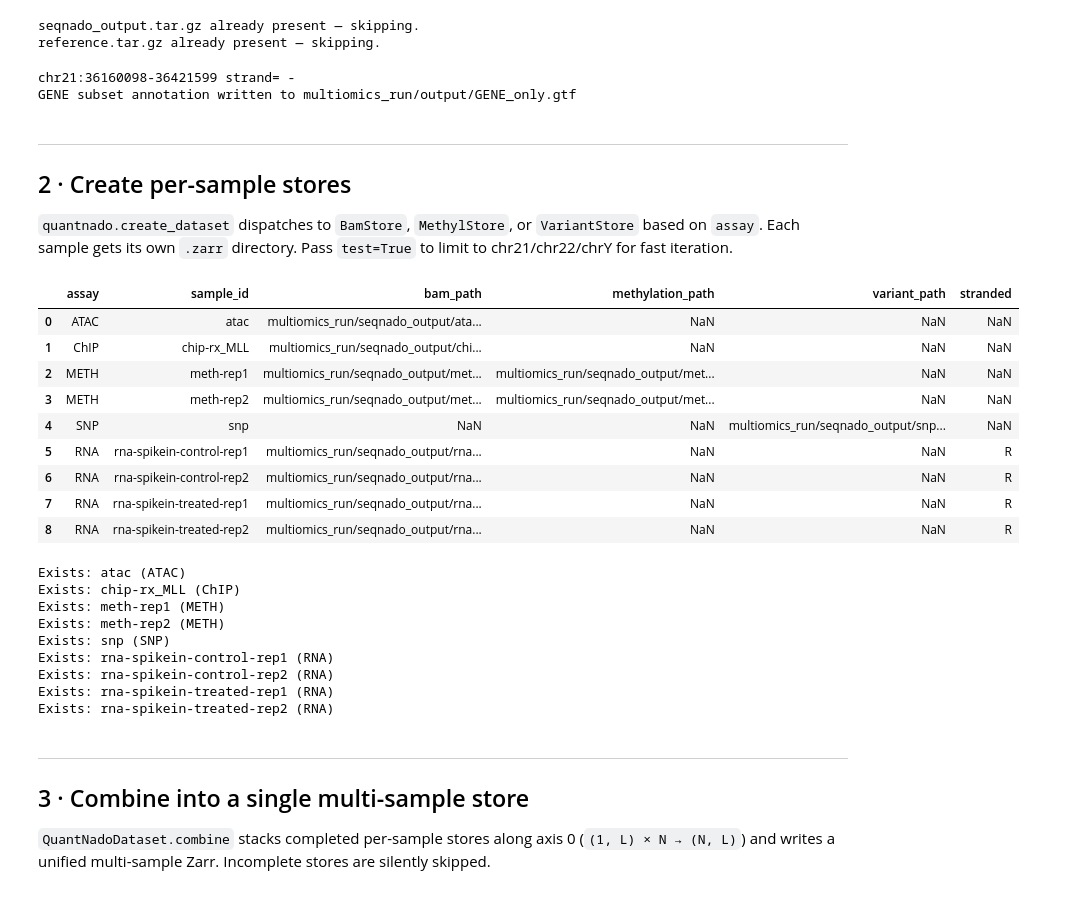
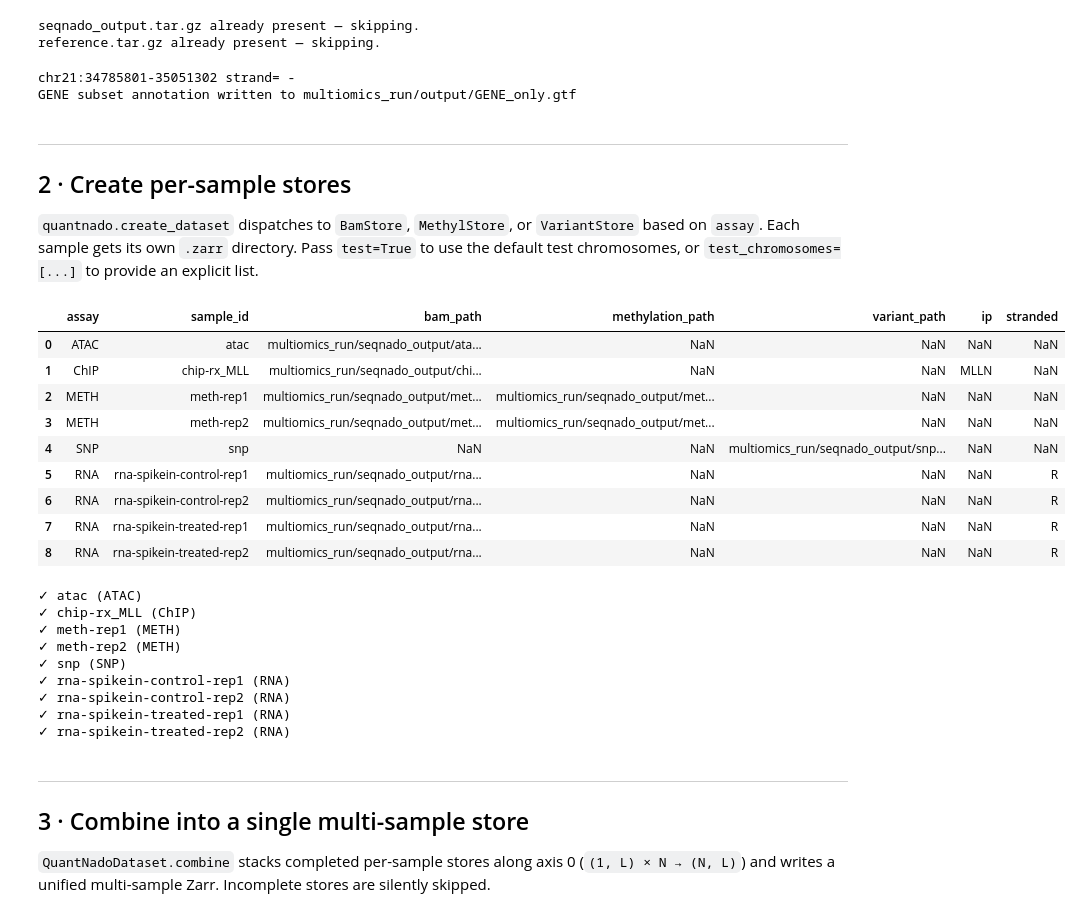
Before and after one commit to Milne-Group/QuantNado, a Jupyter notebook: example/example_dataset.ipynb, the cells around one changed output. Drawn from its saved outputs; the diff is of its cells as text; code cells hidden in the pictures.

```diff
--- a/example/example_dataset.ipynb
+++ b/example/example_dataset.ipynb
@@ -68,8 +68,8 @@ for d in [OUT_DIR, SAMPLES_DIR, FIG_DIR]:
 # Build a tiny RUNX1-only GTF subset so downstream examples stay focused on one locus
 GENE_NAME = "RUNX1"
 GENE_CHROM = "chr21"
-GENE_START = 36_160_098
-GENE_END = 36_421_599
+GENE_START = 34_785_801
+GENE_END = 35_051_302
 GENE_STRAND = "-"
 GENE_LOCUS = f"{GENE_CHROM}:{GENE_START}-{GENE_END}"
 GENE_PAD = 2_000
@@ -81,17 +81,22 @@ GENE_gtf.to_gtf(str(GENE_GTF_FILE))
 print(GENE_LOCUS, "strand=", GENE_STRAND)
 print(f"GENE subset annotation written to {GENE_GTF_FILE}")
 # %% [output]
-chr21:36160098-36421599 strand= -
+chr21:34785801-35051302 strand= -
 GENE subset annotation written to multiomics_run/output/GENE_only.gtf
 # %% [markdown]
 ---
 ## 2 · Create per-sample stores
 
-`quantnado.create_dataset` dispatches to `BamStore`, `MethylStore`, or `VariantStore` based on `assay`. Each sample gets its own `.zarr` directory. Pass `test=True` to limit to chr21/chr22/chrY for fast iteration.
+`quantnado.create_dataset` dispatches to `BamStore`, `MethylStore`, or `VariantStore` based on `assay`. Each sample gets its own `.zarr` directory. Pass `test=True` to use the default test chromosomes, or `test_chromosomes=[...]` to provide an explicit list.
 # %%
 samples = [
     {"assay": "ATAC", "sample_id": "atac", "bam": "atac/aligned/atac.bam"},
-    {"assay": "ChIP", "sample_id": "chip-rx_MLL", "bam": "chip/aligned/chip-rx_MLL.bam"},
+    {
+        "assay": "ChIP",
+        "sample_id": "chip-rx_MLL",
+        "ip": "MLLN",
+        "bam": "chip/aligned/chip-rx_MLL.bam",
+    },
     {
         "assay": "METH",
         "sample_id": "meth-rep1",
@@ -119,61 +124,50 @@ samples = [
     },
     {
         "assay": "RNA",
         "sample_id": "rna-spikein-treated-rep1",
         "bam": "rna/aligned/rna-spikein-treated-rep1.bam",
         "stranded": "R",
     },
     {
         "assay": "RNA",
         "sample_id": "rna-spikein-treated-rep2",
         "bam": "rna/aligned/rna-spikein-treated-rep2.bam",
         "stranded": "R",
     },
 ]
 
 metadata = pd.DataFrame(
     [
         {
             "assay": s["assay"],
             "sample_id": s["sample_id"],
             "bam_path": str(DATA_DIR / s["bam"]) if "bam" in s else None,
             "methylation_path": str(DATA_DIR / s["methyl"]) if "methyl" in s else None,
             "variant_path": str(DATA_DIR / s["variant"]) if "variant" in s else None,
+            "ip": s.get("ip"),
             "stranded": s.get("stranded"),
         }
         for s in samples
     ]
 )
 metadata
 # %% [output]
-|  | assay | sample_id | bam_path | methylation_path | variant_path | stranded |
-| 0 | ATAC | atac | multiomics_run/seqnado_output/ata... | NaN | NaN | NaN |
-| 1 | ChIP | chip-rx_MLL | multiomics_run/seqnado_output/chi... | NaN | NaN | NaN |
-| 2 | METH | meth-rep1 | multiomics_run/seqnado_output/met... | multiomics_run/seqnado_output/met... | NaN | NaN |
-| 3 | METH | meth-rep2 | multiomics_run/seqnado_output/met... | multiomics_run/seqnado_output/met... | NaN | NaN |
-| 4 | SNP | snp | NaN | NaN | multiomics_run/seqnado_output/snp... | NaN |
-| 5 | RNA | rna-spikein-control-rep1 | multiomics_run/seqnado_output/rna... | NaN | NaN | R |
-| 6 | RNA | rna-spikein-control-rep2 | multiomics_run/seqnado_output/rna... | NaN | NaN | R |
-| 7 | RNA | rna-spikein-treated-rep1 | multiomics_run/seqnado_output/rna... | NaN | NaN | R |
-| 8 | RNA | rna-spikein-treated-rep2 | multiomics_run/seqnado_output/rna... | NaN | NaN | R |
+|  | assay | sample_id | bam_path | methylation_path | variant_path | ip | stranded |
+| 0 | ATAC | atac | multiomics_run/seqnado_output/ata... | NaN | NaN | NaN | NaN |
+| 1 | ChIP | chip-rx_MLL | multiomics_run/seqnado_output/chi... | NaN | NaN | MLLN | NaN |
+| 2 | METH | meth-rep1 | multiomics_run/seqnado_output/met... | multiomics_run/seqnado_output/met... | NaN | NaN | NaN |
+| 3 | METH | meth-rep2 | multiomics_run/seqnado_output/met... | multiomics_run/seqnado_output/met... | NaN | NaN | NaN |
+| 4 | SNP | snp | NaN | NaN | multiomics_run/seqnado_output/snp... | NaN | NaN |
+| 5 | RNA | rna-spikein-control-rep1 | multiomics_run/seqnado_output/rna... | NaN | NaN | NaN | R |
+| 6 | RNA | rna-spikein-control-rep2 | multiomics_run/seqnado_output/rna... | NaN | NaN | NaN | R |
+| 7 | RNA | rna-spikein-treated-rep1 | multiomics_run/seqnado_output/rna... | NaN | NaN | NaN | R |
+| 8 | RNA | rna-spikein-treated-rep2 | multiomics_run/seqnado_output/rna... | NaN | NaN | NaN | R |
 # %%
-import shutil
-import zarr as _zarr
-
 for _, row in metadata.iterrows():
     sample, assay = row["sample_id"], row["assay"]
     store = SAMPLES_DIR / f"{sample}.zarr"
 
-    # Rebuild RNA stores that are missing stranded arrays
-    if store.exists() and assay == "RNA":
-        _root = _zarr.open_group(str(store), mode="r")
-        _chrom = next((k for k in _root.keys() if k != "metadata"), None)
-        if _chrom and "rna_fwd" not in _root[_chrom]:
-            print(f"Recreating {sample} (missing stranded arrays)...")
-            shutil.rmtree(store)
-
     if not store.exists():
-        print(f"Creating {sample} ({assay})...")
         quantnado.create_dataset(
             sample_id=sample,
             assay=assay,
@@ -184,18 +178,19 @@ for _, row in metadata.iterrows():
             stranded=row.get("stranded"),
             test=True,
         )
+        print(f"✓ {sample} ({assay})")
     else:
-        print(f"Exists: {sample} ({assay})")
+        print(f"✓ {sample} ({assay})")
 # %% [output]
-Exists: atac (ATAC)
-Exists: chip-rx_MLL (ChIP)
-Exists: meth-rep1 (METH)
-Exists: meth-rep2 (METH)
-Exists: snp (SNP)
-Exists: rna-spikein-control-rep1 (RNA)
-Exists: rna-spikein-control-rep2 (RNA)
-Exists: rna-spikein-treated-rep1 (RNA)
-Exists: rna-spikein-treated-rep2 (RNA)
+✓ atac (ATAC)
+✓ chip-rx_MLL (ChIP)
+✓ meth-rep1 (METH)
+✓ meth-rep2 (METH)
+✓ snp (SNP)
+✓ rna-spikein-control-rep1 (RNA)
+✓ rna-spikein-control-rep2 (RNA)
+✓ rna-spikein-treated-rep1 (RNA)
+✓ rna-spikein-treated-rep2 (RNA)
 # %% [markdown]
 ---
 ## 3 · Combine into a single multi-sample store
```
Also changed, not shown: parts of 30 cells of this notebook, 37 other files.
